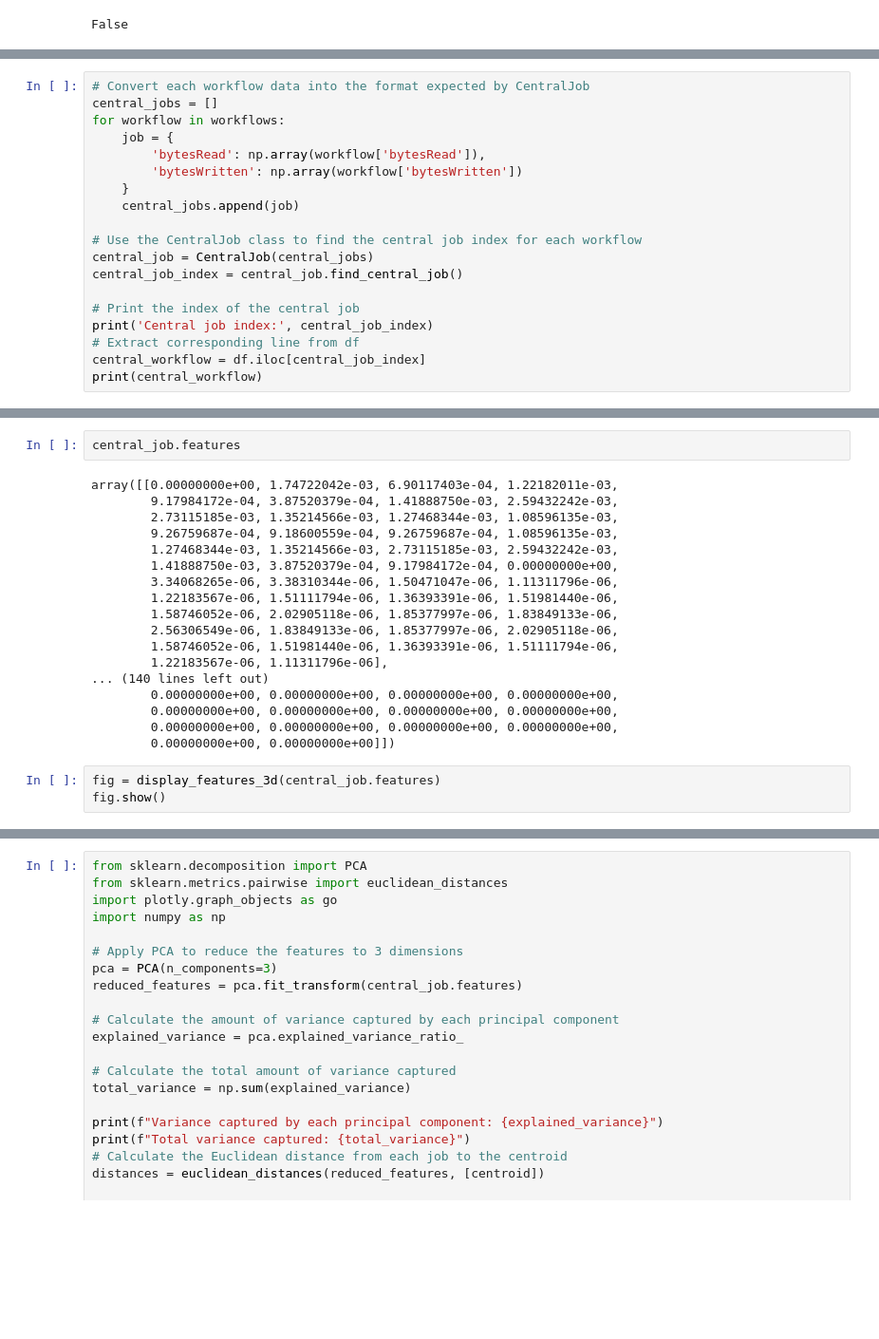
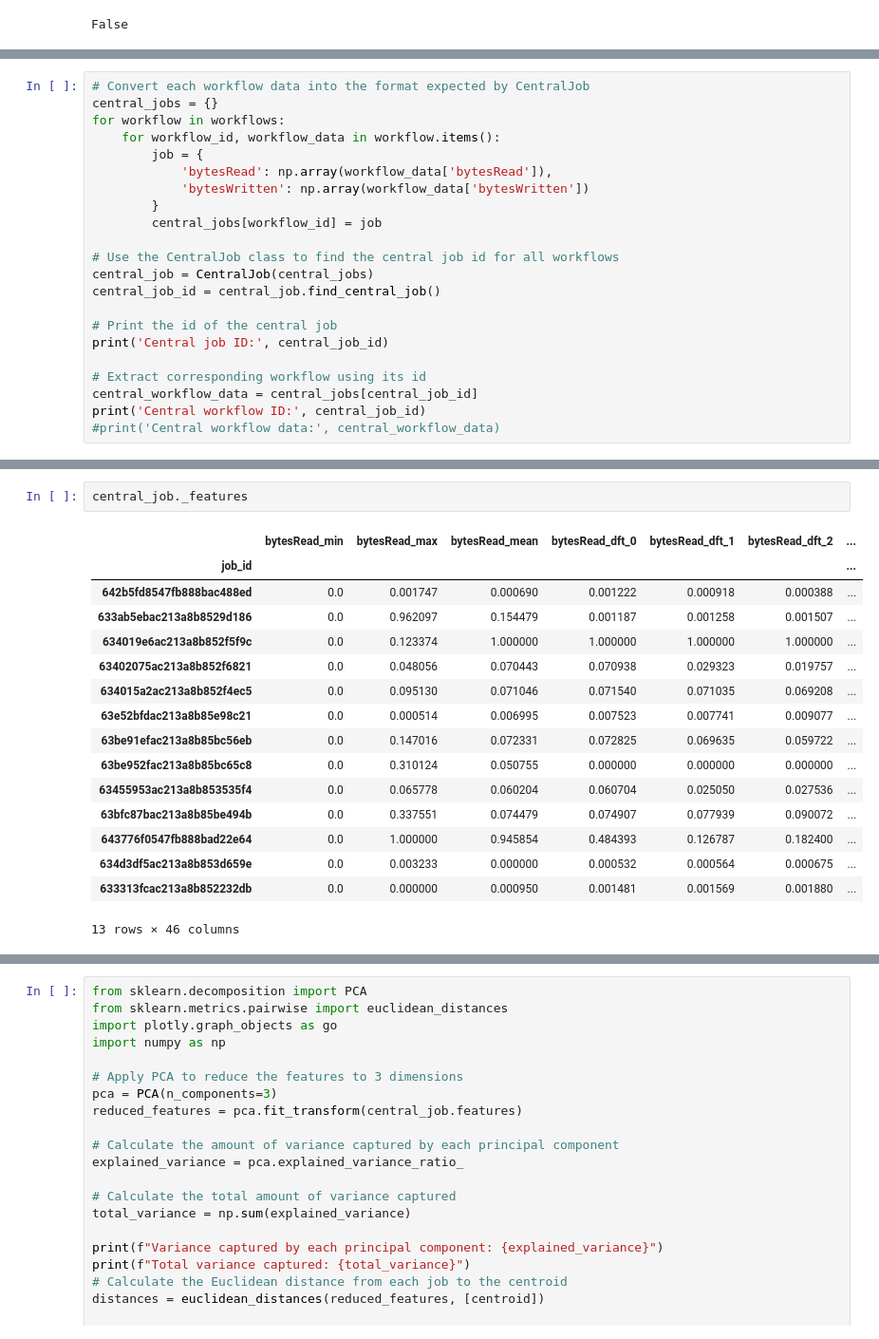
Before and after one commit to io-sea/recommendation-system, a Jupyter notebook: app_decomposer/notebooks/central-workflow.ipynb, the cells around one changed output, grey strips where cells are left out. Shown: that part at 95% size. Cells and saved outputs as stored; diff of their text form; blank space fills up the shorter version.

Commit message:
feat(centra_job_behaviour) - enhancing job display and timeseries display

```diff
--- a/app_decomposer/notebooks/central-workflow.ipynb
+++ b/app_decomposer/notebooks/central-workflow.ipynb
@@ -98,20 +118,23 @@ print(workflows)
 # %%
 # Convert each workflow data into the format expected by CentralJob
-central_jobs = []
+central_jobs = {}
 for workflow in workflows:
-    job = {
-        'bytesRead': np.array(workflow['bytesRead']),
-        'bytesWritten': np.array(workflow['bytesWritten'])
-    }
-    central_jobs.append(job)
+    for workflow_id, workflow_data in workflow.items():
+        job = {
+            'bytesRead': np.array(workflow_data['bytesRead']),
+            'bytesWritten': np.array(workflow_data['bytesWritten'])
+        }
+        central_jobs[workflow_id] = job
 
-# Use the CentralJob class to find the central job index for each workflow
+# Use the CentralJob class to find the central job id for all workflows
 central_job = CentralJob(central_jobs)
-central_job_index = central_job.find_central_job()
+central_job_id = central_job.find_central_job()
 
-# Print the index of the central job
-print('Central job index:', central_job_index)
-# Extract corresponding line from df
-central_workflow = df.iloc[central_job_index]
-print(central_workflow)
+# Print the id of the central job
+print('Central job ID:', central_job_id)
+
+# Extract corresponding workflow using its id
+central_workflow_data = central_jobs[central_job_id]
+print('Central workflow ID:', central_job_id)
+#print('Central workflow data:', central_workflow_data)
 # %% [output]
@@ -147,23 +160,19 @@ Name: 6, dtype: object
 # %%
-central_job.features
+central_job._features
 # %% [output]
+|  | bytesRead_min | bytesRead_max | bytesRead_mean | bytesRead_dft_0 | bytesRead_dft_1 | bytesRead_dft_2 | ... |
+| job_id |  |  |  |  |  |  | ... |
+| 642b5fd8547fb888bac488ed | 0.0 | 0.001747 | 0.000690 | 0.001222 | 0.000918 | 0.000388 | ... |
+| 633ab5ebac213a8b8529d186 | 0.0 | 0.962097 | 0.154479 | 0.001187 | 0.001258 | 0.001507 | ... |
+| 634019e6ac213a8b852f5f9c | 0.0 | 0.123374 | 1.000000 | 1.000000 | 1.000000 | 1.000000 | ... |
+| 63402075ac213a8b852f6821 | 0.0 | 0.048056 | 0.070443 | 0.070938 | 0.029323 | 0.019757 | ... |
+| 634015a2ac213a8b852f4ec5 | 0.0 | 0.095130 | 0.071046 | 0.071540 | 0.071035 | 0.069208 | ... |
+| 63e52bfdac213a8b85e98c21 | 0.0 | 0.000514 | 0.006995 | 0.007523 | 0.007741 | 0.009077 | ... |
+| 63be91efac213a8b85bc56eb | 0.0 | 0.147016 | 0.072331 | 0.072825 | 0.069635 | 0.059722 | ... |
+| 63be952fac213a8b85bc65c8 | 0.0 | 0.310124 | 0.050755 | 0.000000 | 0.000000 | 0.000000 | ... |
+| 63455953ac213a8b853535f4 | 0.0 | 0.065778 | 0.060204 | 0.060704 | 0.025050 | 0.027536 | ... |
+| 63bfc87bac213a8b85be494b | 0.0 | 0.337551 | 0.074479 | 0.074907 | 0.077939 | 0.090072 | ... |
+| 643776f0547fb888bad22e64 | 0.0 | 1.000000 | 0.945854 | 0.484393 | 0.126787 | 0.182400 | ... |
+| 634d3df5ac213a8b853d659e | 0.0 | 0.003233 | 0.000000 | 0.000532 | 0.000564 | 0.000675 | ... |
+| 633313fcac213a8b852232db | 0.0 | 0.000000 | 0.000950 | 0.001481 | 0.001569 | 0.001880 | ... |
-array([[0.00000000e+00, 1.74722042e-03, 6.90117403e-04, 1.22182011e-03,
-        9.17984172e-04, 3.87520379e-04, 1.41888750e-03, 2.59432242e-03,
-        2.73115185e-03, 1.35214566e-03, 1.27468344e-03, 1.08596135e-03,
-        9.26759687e-04, 9.18600559e-04, 9.26759687e-04, 1.08596135e-03,
-        1.27468344e-03, 1.35214566e-03, 2.73115185e-03, 2.59432242e-03,
-        1.41888750e-03, 3.87520379e-04, 9.17984172e-04, 0.00000000e+00,
-        3.34068265e-06, 3.38310344e-06, 1.50471047e-06, 1.11311796e-06,
-        1.22183567e-06, 1.51111794e-06, 1.36393391e-06, 1.51981440e-06,
-        1.58746052e-06, 2.02905118e-06, 1.85377997e-06, 1.83849133e-06,
-        2.56306549e-06, 1.83849133e-06, 1.85377997e-06, 2.02905118e-06,
-        1.58746052e-06, 1.51981440e-06, 1.36393391e-06, 1.51111794e-06,
-        1.22183567e-06, 1.11311796e-06],
-... (140 lines left out)
-        0.00000000e+00, 0.00000000e+00, 0.00000000e+00, 0.00000000e+00,
-        0.00000000e+00, 0.00000000e+00, 0.00000000e+00, 0.00000000e+00,
-        0.00000000e+00, 0.00000000e+00, 0.00000000e+00, 0.00000000e+00,
-        0.00000000e+00, 0.00000000e+00]])
+13 rows × 46 columns
-# %%
-fig = display_features_3d(central_job.features)
-fig.show()
```
Also changed, not shown: parts of 9 cells of this notebook, 2 other files.
